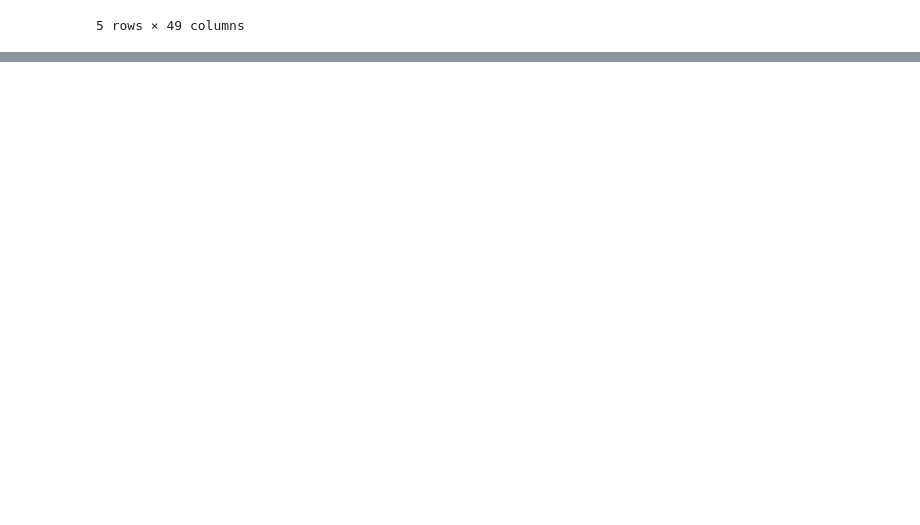
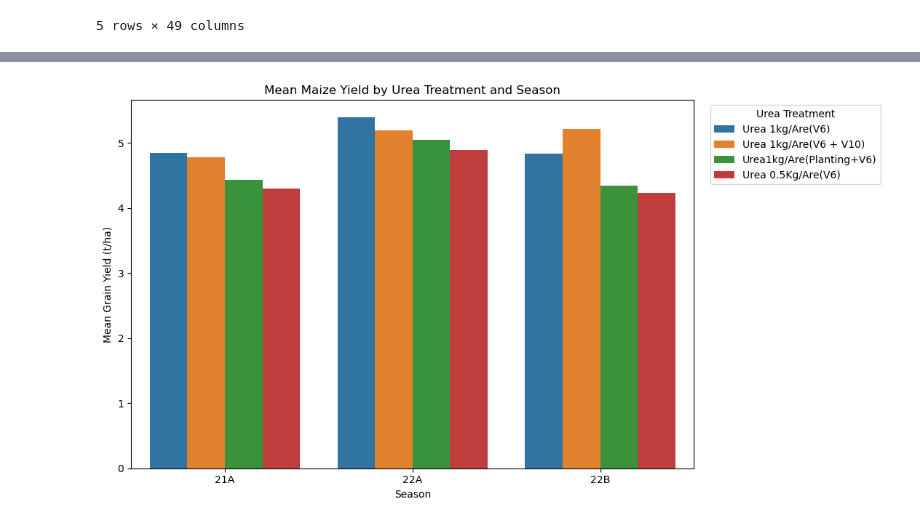
Before and after one commit to Vin-Okumu/maize-yield-optimization-rwanda, a Jupyter notebook: 02_Notebooks/03_exploratory_data_analysis.ipynb, the cells around one changed output, grey strips where cells are left out. Saved outputs shown, nothing was run; the diff lists cells and outputs as text; code cells hidden in the pictures; blank space fills up the shorter version.

```diff
--- a/02_Notebooks/03_exploratory_data_analysis.ipynb
+++ b/02_Notebooks/03_exploratory_data_analysis.ipynb
@@ -37,0 +125,20 @@ integrated_df.head()
+# %%
+season_treatment_summary = (
+    integrated_df
+    .groupby(
+        ["season", "urea_rate_timing"],
+        observed=True
+    )
+    ["yield_tha"]
+    .agg(
+        count="count",
+        mean="mean",
+        median="median",
+        std="std"
+    )
+    .round(2)
+    .reset_index()
+    .sort_values(["season", "mean"], ascending=[True, False])
+)
+
+display(season_treatment_summary)
@@ -37,0 +159,23 @@ integrated_df.head()
+# %%
+plt.figure(figsize=(11, 6))
+
+sns.barplot(
+    data=season_treatment_summary,
+    x="season",
+    y="mean",
+    hue="urea_rate_timing",
+    errorbar=None
+)
+
+plt.title("Mean Maize Yield by Urea Treatment and Season")
+plt.xlabel("Season")
+plt.ylabel("Mean Grain Yield (t/ha)")
+plt.legend(
+    title="Urea Treatment",
+    bbox_to_anchor=(1.02, 1),
+    loc="upper left"
+)
+plt.tight_layout()
+plt.show()
+# %% [output]
+[figure, added]
```
Also changed, not shown: parts of 11 cells of this notebook, 1 other file.
